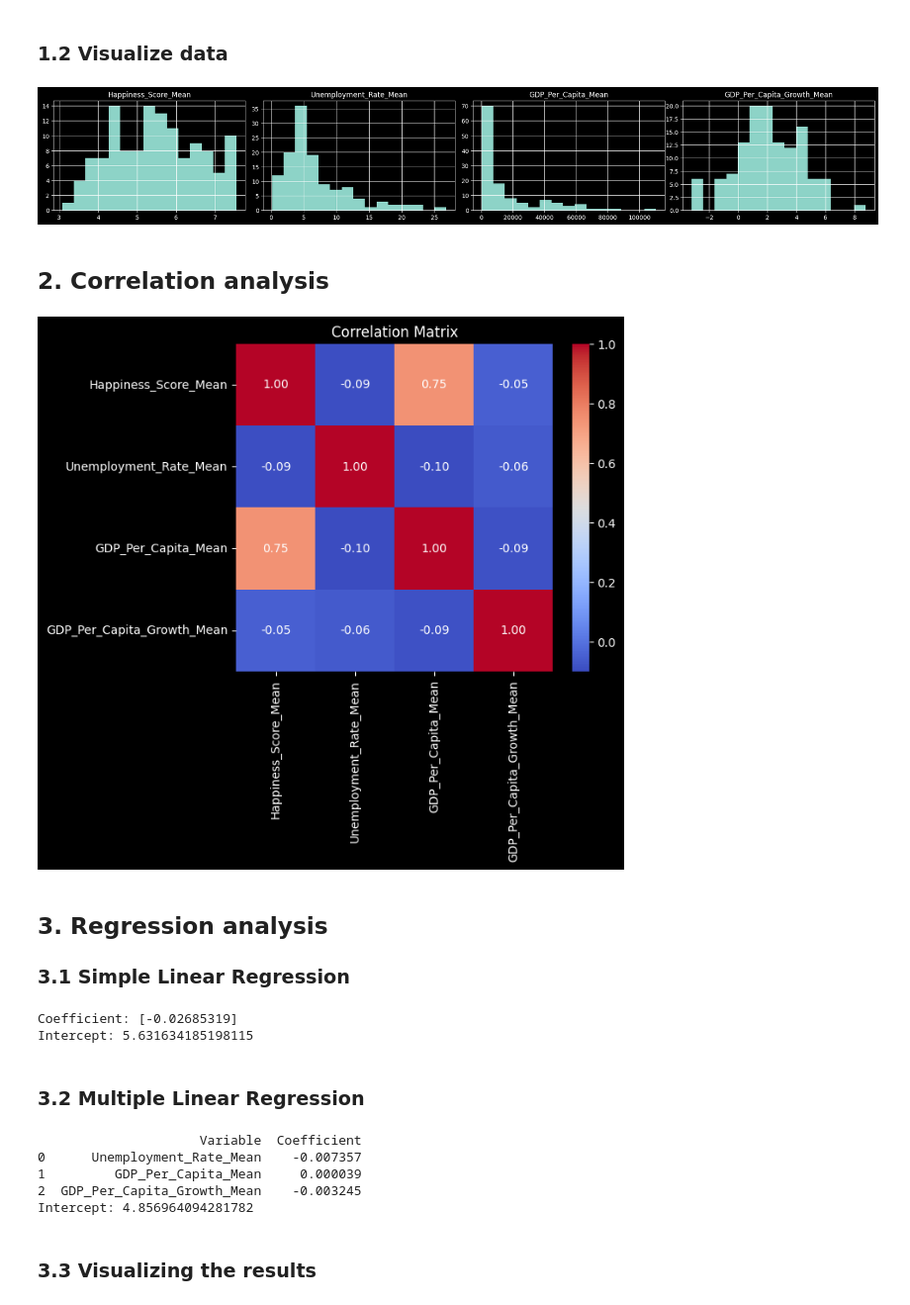
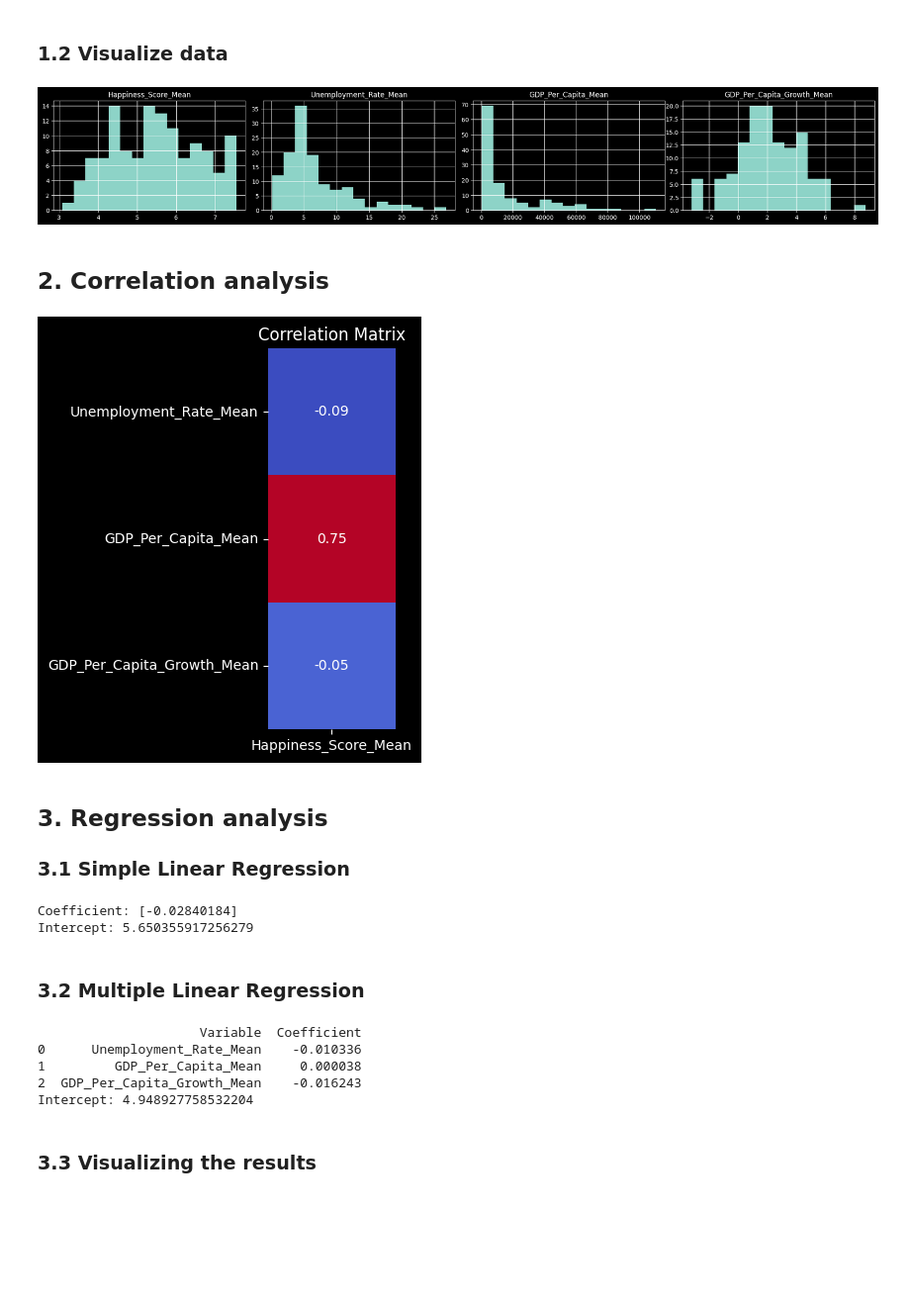
Before and after one commit to Zafewood/ME276DS-SDSE-The-Happiness-Project, a Jupyter notebook: data_analysis.ipynb, the cells around one changed output. Shown at 99% size. Cells and saved outputs as stored; diff of their text form; code cells hidden in the pictures; blank space fills up the shorter version.

Commit message:
#3 Added data analysis of regional data

```diff
--- a/data_analysis.ipynb
+++ b/data_analysis.ipynb
@@ -35,14 +36,11 @@ from sklearn.model_selection import train_test_split
 from sklearn.linear_model import LinearRegression
 from sklearn.metrics import mean_squared_error, r2_score
 
-
-%matplotlib inline
-
 # Load the dataset
-if not Path('data/combined_data.csv').exists():
+if not Path('data/processed_data.csv').exists():
     raise Exception('Please run the scripts in the data_preprocessing notebook first. And make sure the data folder contains the combined_data.csv file.')
 
-data = pd.read_csv('data/combined_data.csv')
+data = pd.read_csv('data/processed_data.csv')
 mean_data = data[['Happiness_Score_Mean', 'Unemployment_Rate_Mean', 'GDP_Per_Capita_Mean', 'GDP_Per_Capita_Growth_Mean']]
 data_without_mean = data.drop(columns=['Happiness_Score_Mean', 'Unemployment_Rate_Mean', 'GDP_Per_Capita_Mean', 'GDP_Per_Capita_Growth_Mean'])
 
@@ -104,20 +102,21 @@ mean_data.hist(bins=15, figsize=(20, 15), layout=(5, 4))
 plt.tight_layout()
 plt.show()
 # %% [output]
-[figure, old version]
+[figure, new version]
 # %% [markdown]
 ## 2. Correlation analysis
 # %%
 # Compute correlation matrix
 corr_matrix = mean_data.corr()
+corr_matrix = corr_matrix['Happiness_Score_Mean'].drop('Happiness_Score_Mean')
 
 # Plot heatmap
 plt.figure(figsize=(6, 5))
-sns.heatmap(corr_matrix, annot=True, cmap='coolwarm', fmt=".2f")
+sns.heatmap(corr_matrix.to_frame(), annot=True, cmap='coolwarm', fmt=".2f", cbar=False, square=True)
 plt.title('Correlation Matrix')
 plt.show()
 # %% [output]
-[figure, old version]
+[figure, new version]
 # %% [markdown]
 ## 3. Regression analysis
 ### 3.1 Simple Linear Regression
@@ -140,8 +139,8 @@ print("Intercept:", linear_model.intercept_)
 
 y_pred_simple = linear_model.predict(X_test_simple)
 # %% [output]
-Coefficient: [-0.02685319]
-Intercept: 5.631634185198115
+Coefficient: [-0.02840184]
+Intercept: 5.650355917256279
 # %% [markdown]
 ### 3.2 Multiple Linear Regression
 # %%
@@ -168,10 +167,10 @@ print("Intercept:", multiple_linear_model.intercept_)
 y_pred_multiple = multiple_linear_model.predict(X_test_multiple)
 # %% [output]
                      Variable  Coefficient
-0      Unemployment_Rate_Mean    -0.007357
-1         GDP_Per_Capita_Mean     0.000039
-2  GDP_Per_Capita_Growth_Mean    -0.003245
-Intercept: 4.856964094281782
+0      Unemployment_Rate_Mean    -0.010336
+1         GDP_Per_Capita_Mean     0.000038
+2  GDP_Per_Capita_Growth_Mean    -0.016243
+Intercept: 4.948927758532204
 # %% [markdown]
 ### 3.3 Visualizing the results
 # %%
```
Also changed, not shown: parts of 30 cells of this notebook, 5 other files.
